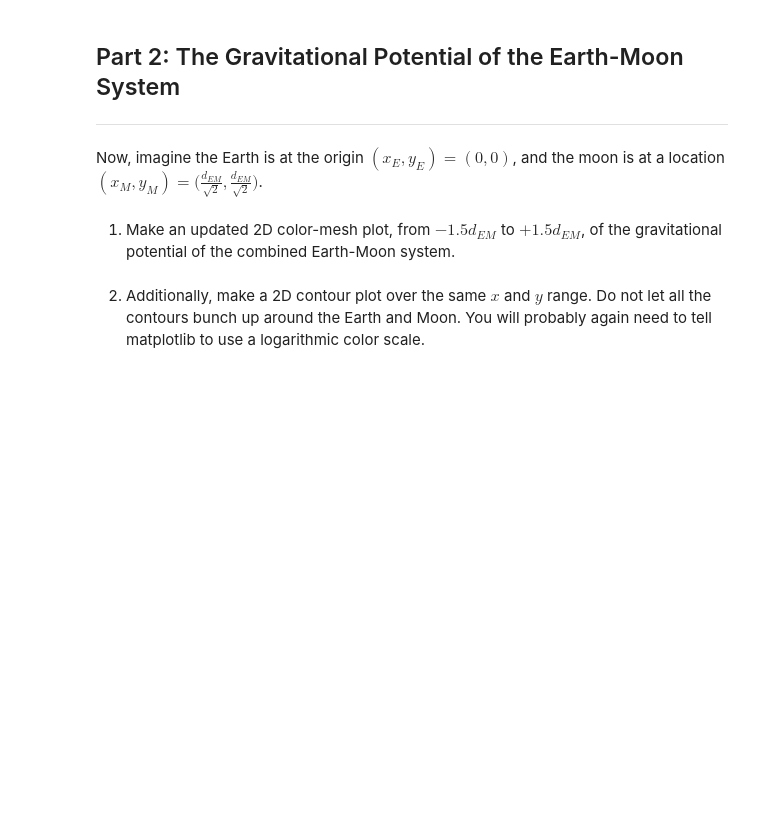
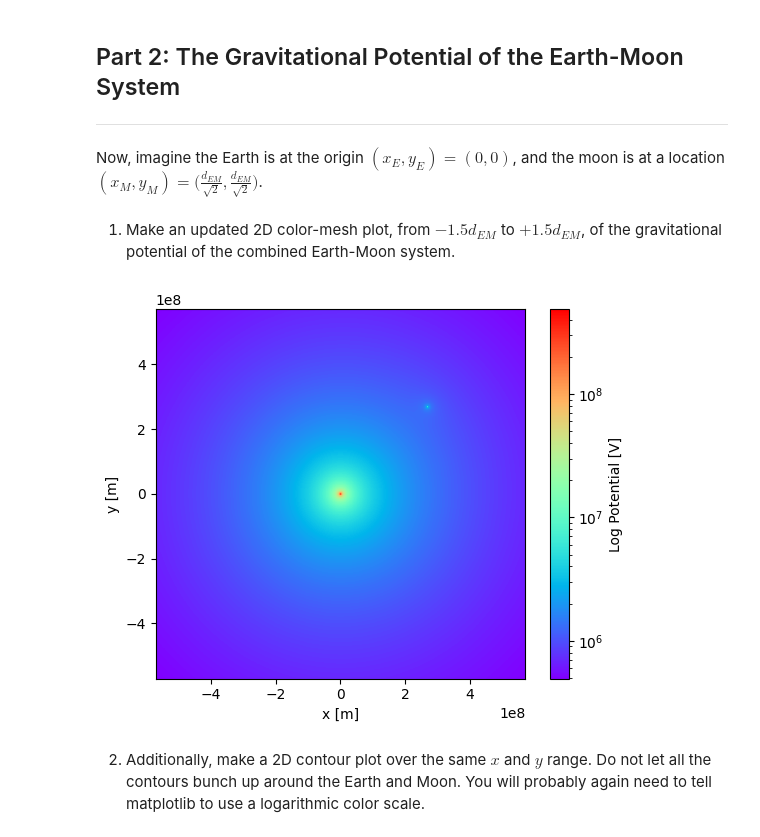
Before and after one commit to mcmulaz/PHYS265-spring26, a Jupyter notebook: Lab1/lab1.ipynb, the cells around one changed output. Cells and saved outputs as stored; diff of their text form; code cells hidden in the pictures; blank space fills up the shorter version.

```diff
--- a/Lab1/lab1.ipynb
+++ b/Lab1/lab1.ipynb
@@ -117,6 +153,26 @@ and the moon is at a location $(x_{M},y_{M}) = \big( \frac{d_{EM}}{\sqrt{2}}, \f
 # %% [markdown]
 1. Make an updated 2D color-mesh plot, from $-1.5d_{EM}$ to $+1.5d_{EM}$,
 of the gravitational potential of the combined Earth-Moon system.
+# %%
+x = np.linspace(-1.5*D_em, 1.5*D_em, 1000)
+y = np.linspace(-1.5*D_em, 1.5*D_em, 1000)
+
+x_grid, y_grid = np.meshgrid(x,y)
+
+V_earth = np.abs(Pot(0, 0, x_grid, y_grid, M_earth))
+V_moon = np.abs(Pot(D_em/np.sqrt(2), D_em/np.sqrt(2), x_grid, y_grid, M_moon))
+V_tot = V_earth + V_moon
+
+fig, ax=plt.subplots()
+mesh = ax.pcolormesh(x_grid,y_grid, V_tot ,norm = "log", cmap = 'rainbow')
+
+cbar = fig.colorbar(mesh)
+cbar.set_label("Log Potential [V]")
+ax.set_xlabel("x [m]")
+ax.set_ylabel("y [m]")
+ax.set_aspect("equal")
+# %% [output]
+[figure, added]
 # %% [markdown]
 2. Additionally, make a 2D contour plot over the same $x$ and $y$ range.
 Do not let all the contours bunch up around the Earth and Moon.
```
Also changed, not shown: parts of 12 cells of this notebook.
